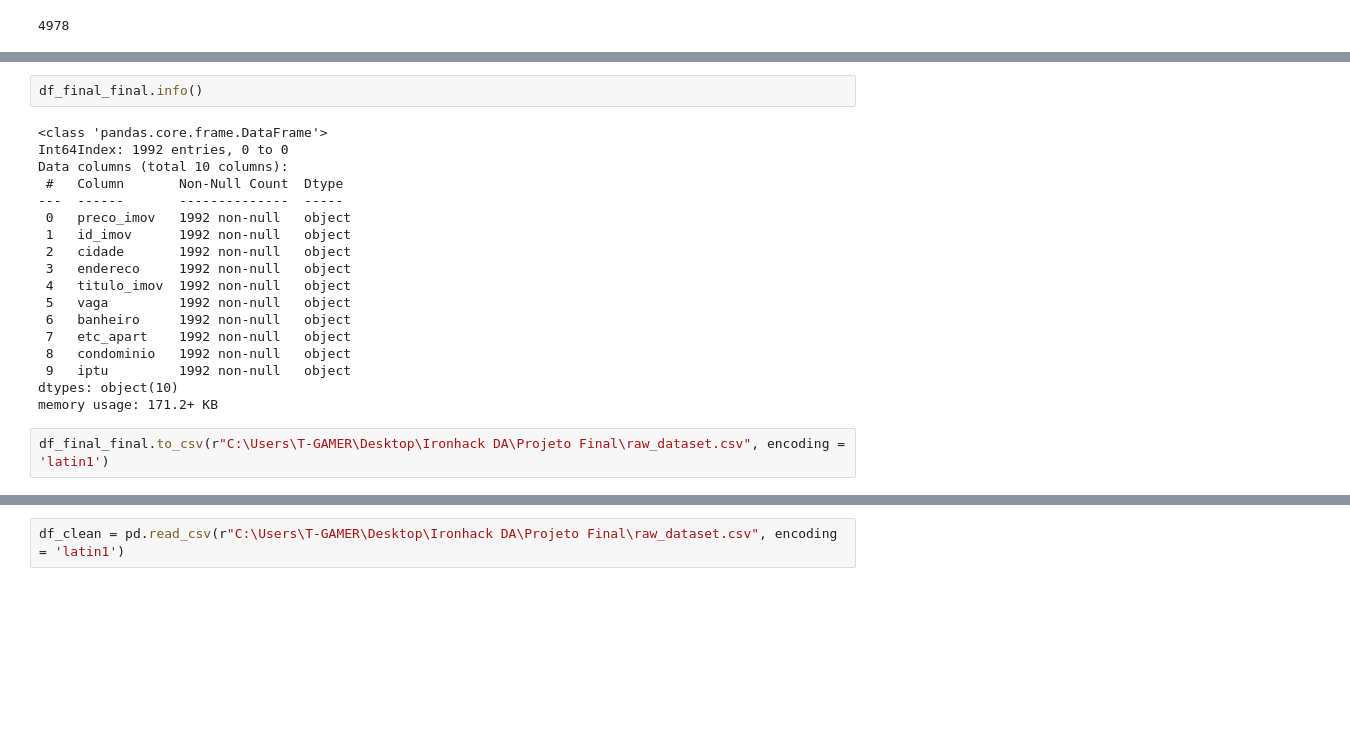
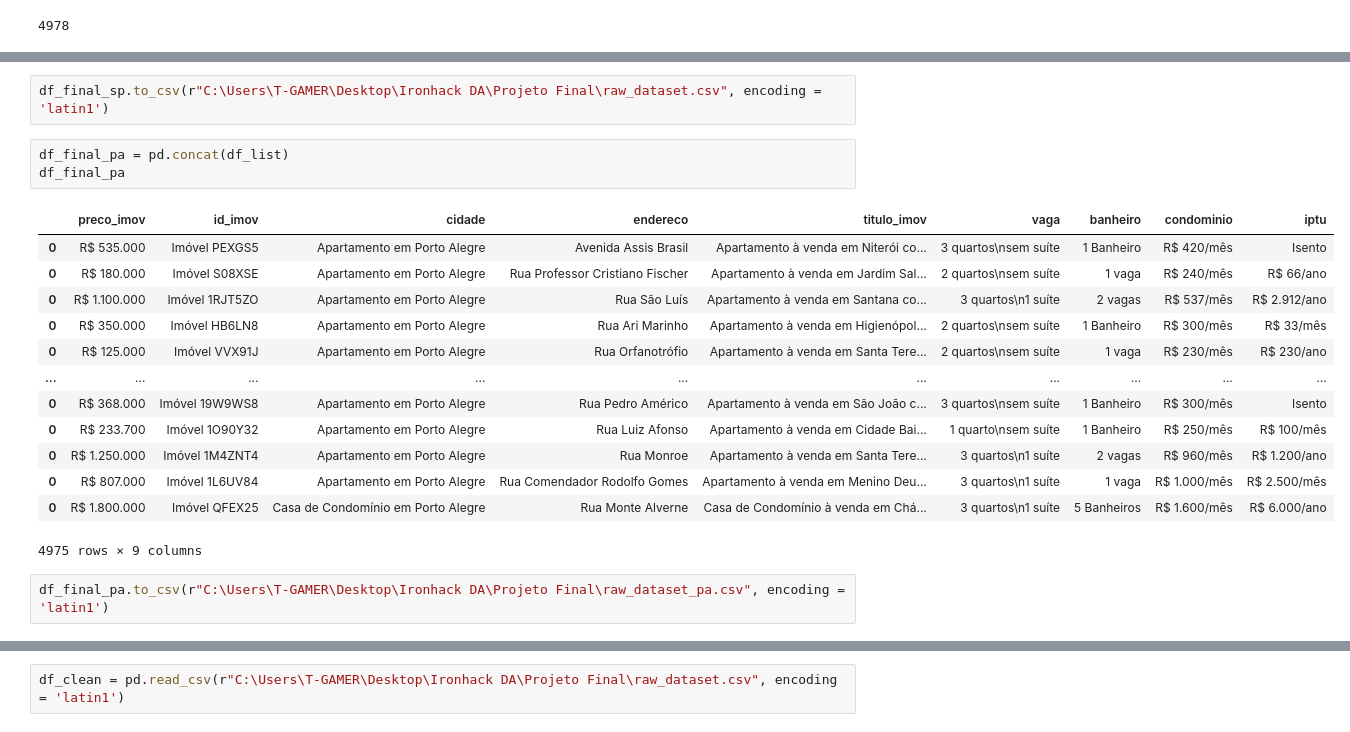
Before and after one commit to leoncasty/data_viz_imob, a Jupyter notebook: mercado_imob.ipynb, the cells around one changed output, grey strips where cells are left out. Drawn from its saved outputs; the diff is of its cells as text; blank space fills up the shorter version.

```diff
--- a/mercado_imob.ipynb
+++ b/mercado_imob.ipynb
@@ -287,25 +292,24 @@ df_final_final
 | 0 | R$ 529.000 | Imóvel 1UJRSYM | Apartamento em São Paulo | Rua Dona Ana Neri | Apartamento à venda em Cambuci co... | 1 vaga | 2 Banheiros | Vista emparedada | R$ 550/mês | ... |
 | 0 | R$ 900.000 | Imóvel 18T30YM | Apartamento em São Paulo | Rua Doutor Eduardo de Souza Aranha | Apartamento à venda em Vila Olímp... | 1 vaga | 2 Banheiros | Indisponivel | R$ 1.350/mês | ... |
 4968 rows × 10 columns
-# %%
-df_final_final.info()
-# %% [output]
-<class 'pandas.core.frame.DataFrame'>
-Int64Index: 1992 entries, 0 to 0
-Data columns (total 10 columns):
- #   Column       Non-Null Count  Dtype
----  ------       --------------  -----
- 0   preco_imov   1992 non-null   object
- 1   id_imov      1992 non-null   object
- 2   cidade       1992 non-null   object
- 3   endereco     1992 non-null   object
- 4   titulo_imov  1992 non-null   object
- 5   vaga         1992 non-null   object
- 6   banheiro     1992 non-null   object
- 7   etc_apart    1992 non-null   object
- 8   condominio   1992 non-null   object
- 9   iptu         1992 non-null   object
-dtypes: object(10)
-memory usage: 171.2+ KB
 # %%
-df_final_final.to_csv(r"C:\Users\T-GAMER\Desktop\Ironhack DA\Projeto Final\raw_dataset.csv", encoding = 'latin1')
+df_final_sp.to_csv(r"C:\Users\T-GAMER\Desktop\Ironhack DA\Projeto Final\raw_dataset.csv", encoding = 'latin1')
+# %%
+df_final_pa = pd.concat(df_list)
+df_final_pa
+# %% [output]
+|  | preco_imov | id_imov | cidade | endereco | titulo_imov | vaga | banheiro | condominio | iptu |
+| 0 | R$ 535.000 | Imóvel PEXGS5 | Apartamento em Porto Alegre | Avenida Assis Brasil | Apartamento à venda em Niterói co... | 3 quartos\nsem suíte | 1 Banheiro | R$ 420/mês | Isento |
+| 0 | R$ 180.000 | Imóvel S08XSE | Apartamento em Porto Alegre | Rua Professor Cristiano Fischer | Apartamento à venda em Jardim Sal... | 2 quartos\nsem suíte | 1 vaga | R$ 240/mês | R$ 66/ano |
+| 0 | R$ 1.100.000 | Imóvel 1RJT5ZO | Apartamento em Porto Alegre | Rua São Luís | Apartamento à venda em Santana co... | 3 quartos\n1 suíte | 2 vagas | R$ 537/mês | R$ 2.912/ano |
+| 0 | R$ 350.000 | Imóvel HB6LN8 | Apartamento em Porto Alegre | Rua Ari Marinho | Apartamento à venda em Higienópol... | 2 quartos\nsem suíte | 1 Banheiro | R$ 300/mês | R$ 33/mês |
+| 0 | R$ 125.000 | Imóvel VVX91J | Apartamento em Porto Alegre | Rua Orfanotrófio | Apartamento à venda em Santa Tere... | 2 quartos\nsem suíte | 1 vaga | R$ 230/mês | R$ 230/ano |
+| ... | ... | ... | ... | ... | ... | ... | ... | ... | ... |
+| 0 | R$ 368.000 | Imóvel 19W9WS8 | Apartamento em Porto Alegre | Rua Pedro Américo | Apartamento à venda em São João c... | 3 quartos\nsem suíte | 1 Banheiro | R$ 300/mês | Isento |
+| 0 | R$ 233.700 | Imóvel 1O90Y32 | Apartamento em Porto Alegre | Rua Luiz Afonso | Apartamento à venda em Cidade Bai... | 1 quarto\nsem suíte | 1 Banheiro | R$ 250/mês | R$ 100/mês |
+| 0 | R$ 1.250.000 | Imóvel 1M4ZNT4 | Apartamento em Porto Alegre | Rua Monroe | Apartamento à venda em Santa Tere... | 3 quartos\n1 suíte | 2 vagas | R$ 960/mês | R$ 1.200/ano |
+| 0 | R$ 807.000 | Imóvel 1L6UV84 | Apartamento em Porto Alegre | Rua Comendador Rodolfo Gomes | Apartamento à venda em Menino Deu... | 3 quartos\n1 suíte | 1 vaga | R$ 1.000/mês | R$ 2.500/mês |
+| 0 | R$ 1.800.000 | Imóvel QFEX25 | Casa de Condomínio em Porto Alegre | Rua Monte Alverne | Casa de Condomínio à venda em Chá... | 3 quartos\n1 suíte | 5 Banheiros | R$ 1.600/mês | R$ 6.000/ano |
+4975 rows × 9 columns
+# %%
+df_final_pa.to_csv(r"C:\Users\T-GAMER\Desktop\Ironhack DA\Projeto Final\raw_dataset_pa.csv", encoding = 'latin1')
```
Also changed, not shown: parts of 36 cells of this notebook, 5 other files.
